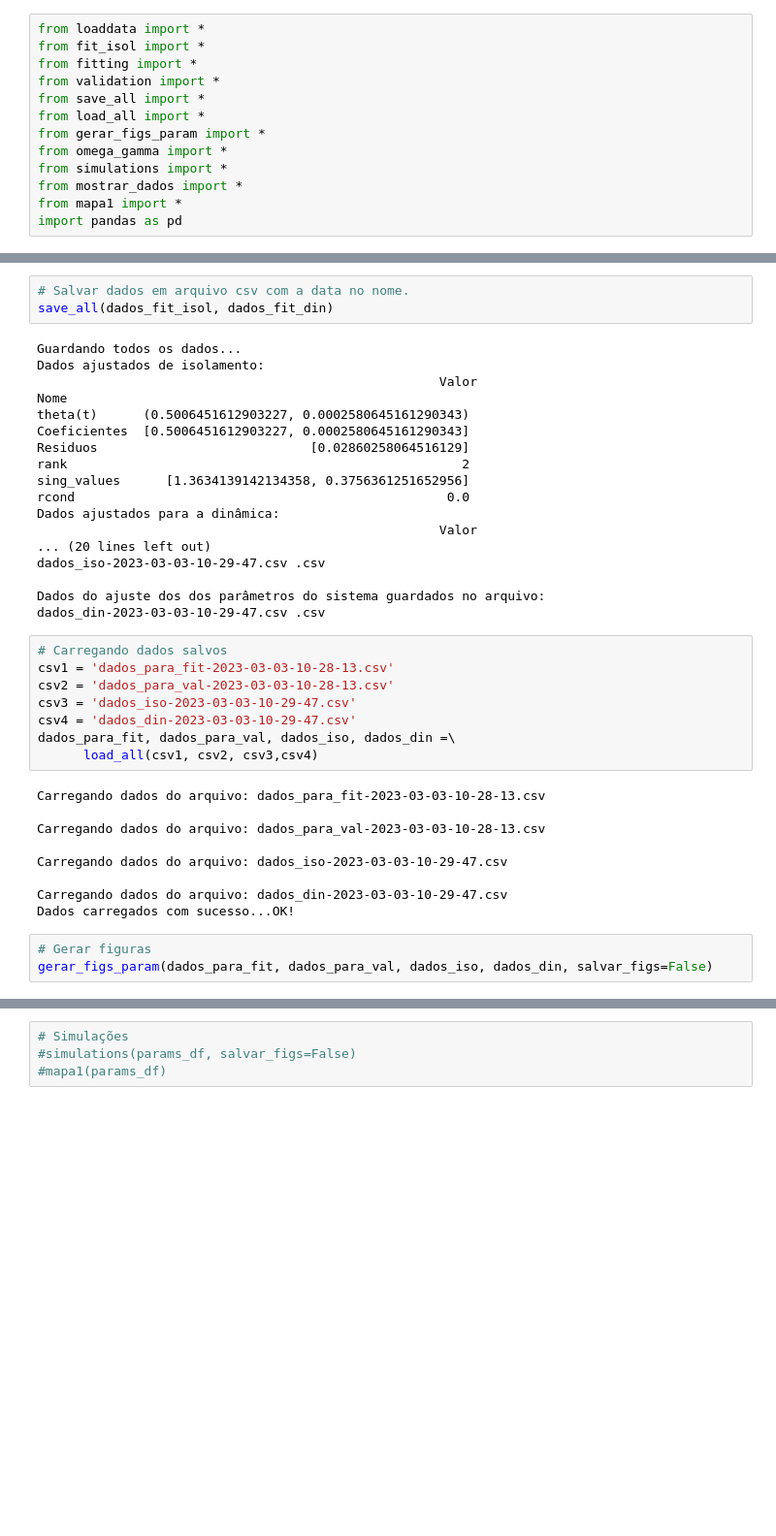
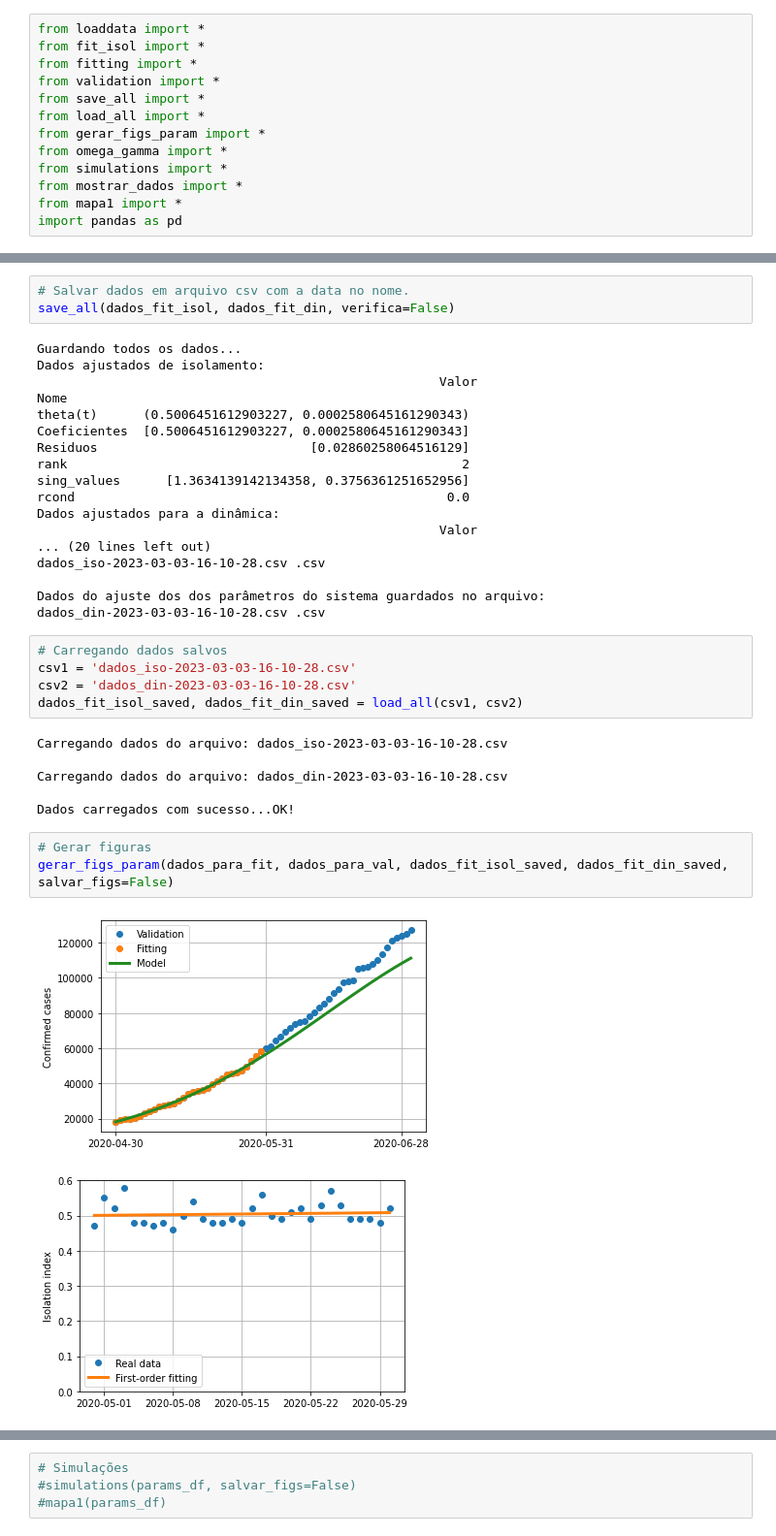
Before and after one commit to dferruzzo/Covid-19-version2, a Jupyter notebook: test.ipynb, the cells around one changed output, grey strips where cells are left out. Shown: that part at 97% size. Saved outputs shown, nothing was run; the diff lists cells and outputs as text; blank space fills up the shorter version.

```diff
--- a/test.ipynb
+++ b/test.ipynb
@@ -77,6 +71,6 @@ Ajuste finalizado... OK!
 # %%
 # Salvar dados em arquivo csv com a data no nome.
-save_all(dados_fit_isol, dados_fit_din)
+save_all(dados_fit_isol, dados_fit_din, verifica=False)
 # %% [output]
 Guardando todos os dados...
 Dados ajustados de isolamento:
@@ -91,27 +85,24 @@ rcond                                                 0.0
 Dados ajustados para a dinâmica:
                                                      Valor
 ... (20 lines left out)
-dados_iso-2023-03-03-10-29-47.csv .csv
+dados_iso-2023-03-03-16-10-28.csv .csv
 
 Dados do ajuste dos dos parâmetros do sistema guardados no arquivo:
-dados_din-2023-03-03-10-29-47.csv .csv
+dados_din-2023-03-03-16-10-28.csv .csv
 # %%
 # Carregando dados salvos
-csv1 = 'dados_para_fit-2023-03-03-10-28-13.csv'
-csv2 = 'dados_para_val-2023-03-03-10-28-13.csv'
-csv3 = 'dados_iso-2023-03-03-10-29-47.csv'
-csv4 = 'dados_din-2023-03-03-10-29-47.csv'
-dados_para_fit, dados_para_val, dados_iso, dados_din =\
-      load_all(csv1, csv2, csv3,csv4)
+csv1 = 'dados_iso-2023-03-03-16-10-28.csv'
+csv2 = 'dados_din-2023-03-03-16-10-28.csv'
+dados_fit_isol_saved, dados_fit_din_saved = load_all(csv1, csv2)
 # %% [output]
-Carregando dados do arquivo: dados_para_fit-2023-03-03-10-28-13.csv
+Carregando dados do arquivo: dados_iso-2023-03-03-16-10-28.csv
 
-Carregando dados do arquivo: dados_para_val-2023-03-03-10-28-13.csv
+Carregando dados do arquivo: dados_din-2023-03-03-16-10-28.csv
 
-Carregando dados do arquivo: dados_iso-2023-03-03-10-29-47.csv
-
-Carregando dados do arquivo: dados_din-2023-03-03-10-29-47.csv
 Dados carregados com sucesso...OK!
 # %%
 # Gerar figuras
-gerar_figs_param(dados_para_fit, dados_para_val, dados_iso, dados_din, salvar_figs=False)
+gerar_figs_param(dados_para_fit, dados_para_val, dados_fit_isol_saved, dados_fit_din_saved, salvar_figs=False)
+# %% [output]
+[figure, added]
+[figure, added]
```
Also changed, not shown: parts of 5 cells of this notebook, 10 other files.
